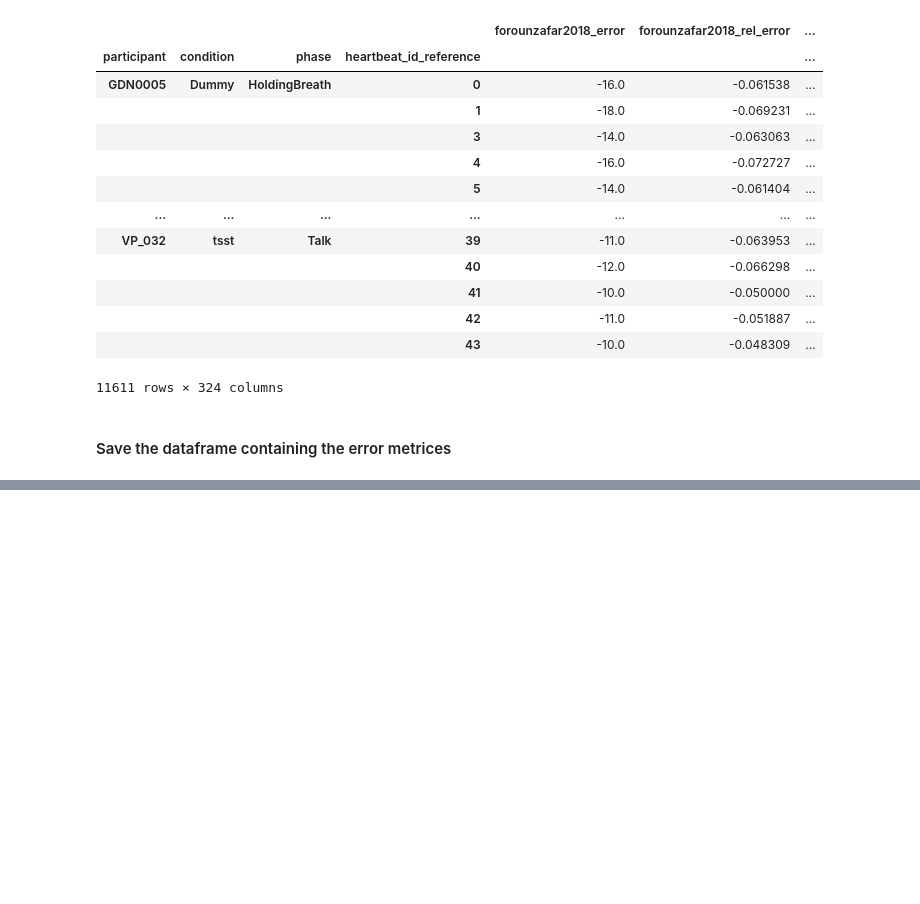
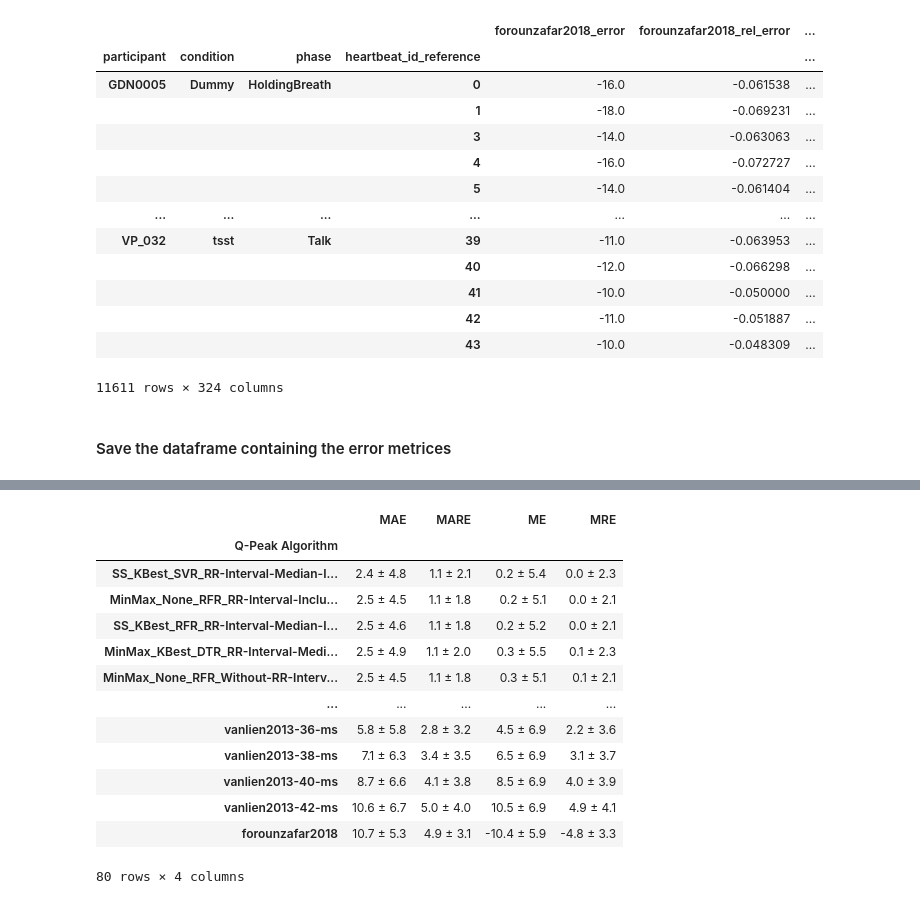
Before and after one commit to empkins/pepbench, a Jupyter notebook: experiments/pep_algorithm_benchmarking/notebooks/ML_analysis/Evaluation/ComputeMetrics.ipynb, the cells around one changed output, grey strips where cells are left out. Saved outputs shown, nothing was run; the diff lists cells and outputs as text; code cells hidden in the pictures; blank space fills up the shorter version.

```diff
--- a/experiments/pep_algorithm_benchmarking/notebooks/ML_analysis/Evaluation/ComputeMetrics.ipynb
+++ b/experiments/pep_algorithm_benchmarking/notebooks/ML_analysis/Evaluation/ComputeMetrics.ipynb
@@ -80,0 +111,17 @@ else:
+# %%
+create_ml_algo_performance_table(summarized_error_metrics)
+# %% [output]
+|  | MAE | MARE | ME | MRE |
+| Q-Peak Algorithm |  |  |  |  |
+| SS_KBest_SVR_RR-Interval-Median-I... | 2.4 ± 4.8 | 1.1 ± 2.1 | 0.2 ± 5.4 | 0.0 ± 2.3 |
+| MinMax_None_RFR_RR-Interval-Inclu... | 2.5 ± 4.5 | 1.1 ± 1.8 | 0.2 ± 5.1 | 0.0 ± 2.1 |
+| SS_KBest_RFR_RR-Interval-Median-I... | 2.5 ± 4.6 | 1.1 ± 1.8 | 0.2 ± 5.2 | 0.0 ± 2.1 |
+| MinMax_KBest_DTR_RR-Interval-Medi... | 2.5 ± 4.9 | 1.1 ± 2.0 | 0.3 ± 5.5 | 0.1 ± 2.3 |
+| MinMax_None_RFR_Without-RR-Interv... | 2.5 ± 4.5 | 1.1 ± 1.8 | 0.3 ± 5.1 | 0.1 ± 2.1 |
+| ... | ... | ... | ... | ... |
+| vanlien2013-36-ms | 5.8 ± 5.8 | 2.8 ± 3.2 | 4.5 ± 6.9 | 2.2 ± 3.6 |
+| vanlien2013-38-ms | 7.1 ± 6.3 | 3.4 ± 3.5 | 6.5 ± 6.9 | 3.1 ± 3.7 |
+| vanlien2013-40-ms | 8.7 ± 6.6 | 4.1 ± 3.8 | 8.5 ± 6.9 | 4.0 ± 3.9 |
+| vanlien2013-42-ms | 10.6 ± 6.7 | 5.0 ± 4.0 | 10.5 ± 6.9 | 4.9 ± 4.1 |
+| forounzafar2018 | 10.7 ± 5.3 | 4.9 ± 3.1 | -10.4 ± 5.9 | -4.8 ± 3.3 |
+80 rows × 4 columns
```
Also changed, not shown: parts of 5 cells of this notebook, 5 other files.
